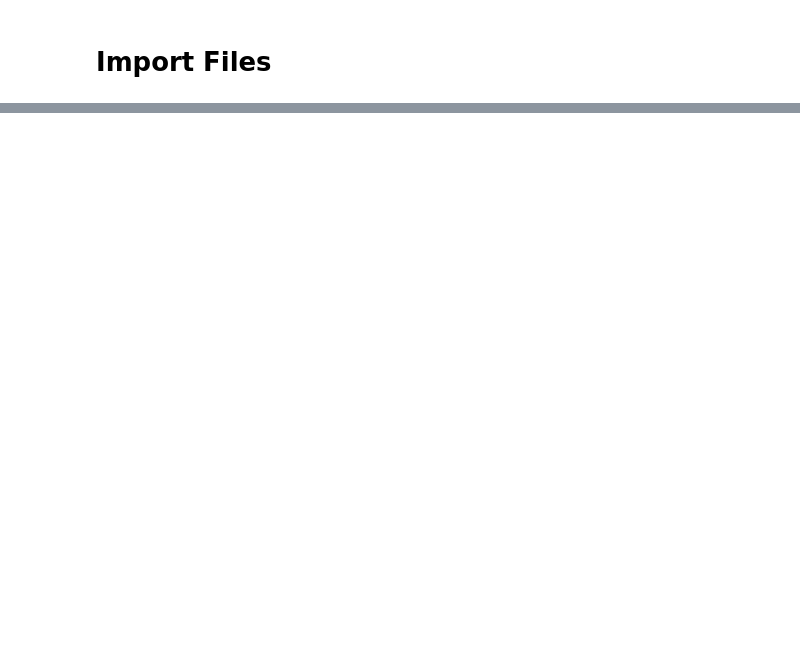
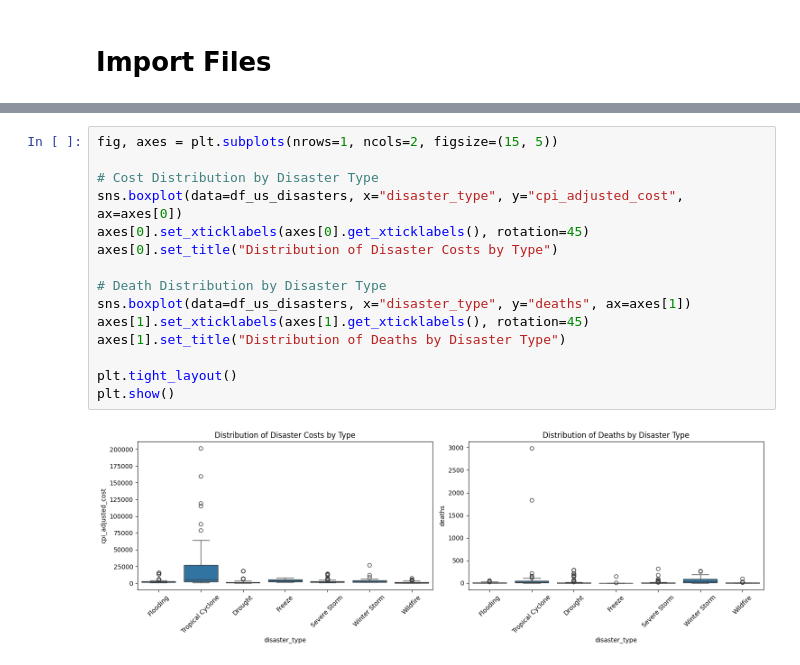
Before and after one commit to sahn1998/egg-price-prediction, a Jupyter notebook: EDA/EDA.ipynb, the cells around one changed output, grey strips where cells are left out. Cells and saved outputs as stored; diff of their text form; blank space fills up the shorter version.

```diff
--- a/EDA/EDA.ipynb
+++ b/EDA/EDA.ipynb
@@ -49,0 +75,17 @@ def querying_to_redshift(query, cursor):
+# %%
+fig, axes = plt.subplots(nrows=1, ncols=2, figsize=(15, 5))
+
+# Cost Distribution by Disaster Type
+sns.boxplot(data=df_us_disasters, x="disaster_type", y="cpi_adjusted_cost", ax=axes[0])
+axes[0].set_xticklabels(axes[0].get_xticklabels(), rotation=45)
+axes[0].set_title("Distribution of Disaster Costs by Type")
+
+# Death Distribution by Disaster Type
+sns.boxplot(data=df_us_disasters, x="disaster_type", y="deaths", ax=axes[1])
+axes[1].set_xticklabels(axes[1].get_xticklabels(), rotation=45)
+axes[1].set_title("Distribution of Deaths by Disaster Type")
+
+plt.tight_layout()
+plt.show()
+# %% [output]
+[figure, added]
```
Also changed, not shown: parts of 14 cells of this notebook, 3 other files.
